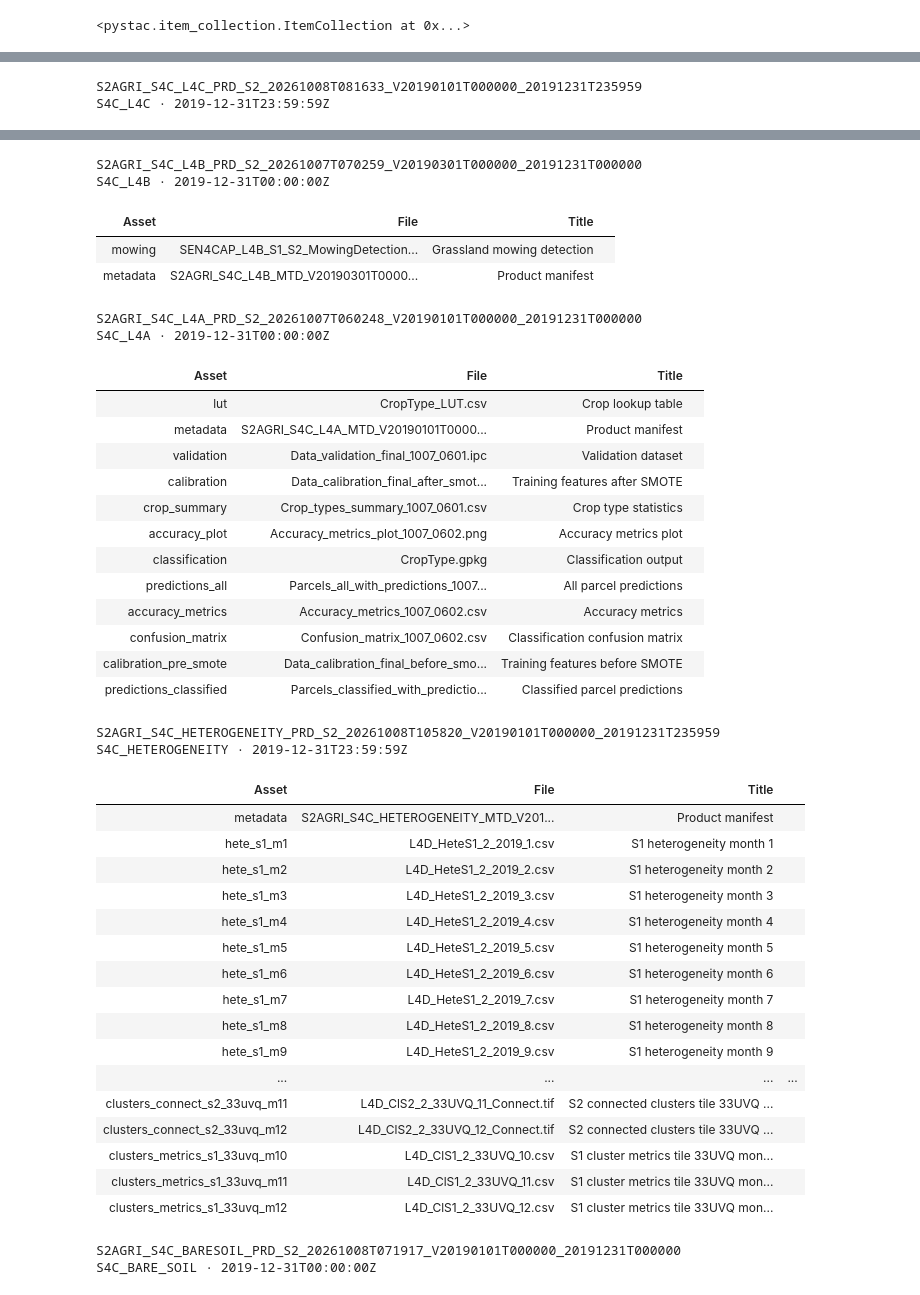
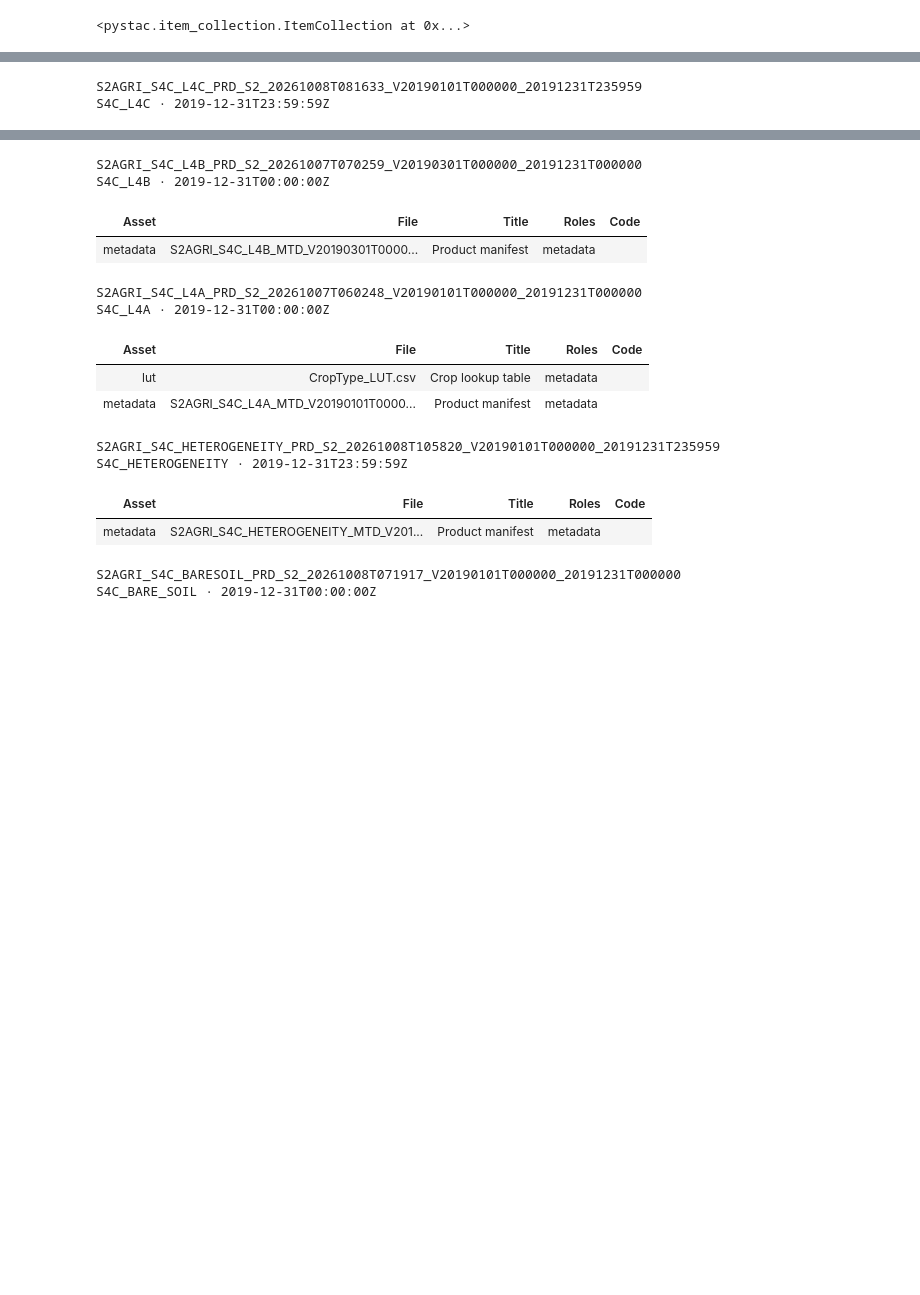
Before and after one commit to eo-tools/eozilla, a Jupyter notebook: notebooks/show-assets.ipynb, the cells around one changed output, grey strips where cells are left out. Drawn from its saved outputs; the diff is of its cells as text; code cells hidden in the pictures; blank space fills up the shorter version.

```diff
--- a/notebooks/show-assets.ipynb
+++ b/notebooks/show-assets.ipynb
@@ -225,8 +45,12 @@ def show_assets(items: Item | ItemCollection) -> None:
 # %%
-from pystac import ItemCollection
+from cuiman.api import Client
 
-items = ItemCollection(cat.get_all_items())
-show_assets(items)
+items = list(cat.get_all_items())
+client = Client()
+try:
+    client.show_assets(items, roles="metadata")
+finally:
+    client.close()
 # %% [output]
 S2AGRI_S4C_TILL_PRD_S2_20261008T071443_V20190101T000000_20191231T000000
 S4C_TILLAGE · 2019-12-31T00:00:00Z
@@ -248,41 +67,15 @@ S4C_L4C · 2019-12-31T23:59:59Z
 S2AGRI_S4C_L4B_PRD_S2_20261007T070259_V20190301T000000_20191231T000000
 S4C_L4B · 2019-12-31T00:00:00Z
-| Asset | File | Title |  |
-| mowing | SEN4CAP_L4B_S1_S2_MowingDetection... | Grassland mowing detection |  |
-| metadata | S2AGRI_S4C_L4B_MTD_V20190301T0000... | Product manifest |  |
+| Asset | File | Title | Roles | Code |
+| metadata | S2AGRI_S4C_L4B_MTD_V20190301T0000... | Product manifest | metadata |  |
 S2AGRI_S4C_L4A_PRD_S2_20261007T060248_V20190101T000000_20191231T000000
 S4C_L4A · 2019-12-31T00:00:00Z
-| Asset | File | Title |  |
-| lut | CropType_LUT.csv | Crop lookup table |  |
-| metadata | S2AGRI_S4C_L4A_MTD_V20190101T0000... | Product manifest |  |
-| validation | Data_validation_final_1007_0601.ipc | Validation dataset |  |
-| calibration | Data_calibration_final_after_smot... | Training features after SMOTE |  |
-| crop_summary | Crop_types_summary_1007_0601.csv | Crop type statistics |  |
-| accuracy_plot | Accuracy_metrics_plot_1007_0602.png | Accuracy metrics plot |  |
-| classification | CropType.gpkg | Classification output |  |
-| predictions_all | Parcels_all_with_predictions_1007... | All parcel predictions |  |
-| accuracy_metrics | Accuracy_metrics_1007_0602.csv | Accuracy metrics |  |
-| confusion_matrix | Confusion_matrix_1007_0602.csv | Classification confusion matrix |  |
-| calibration_pre_smote | Data_calibration_final_before_smo... | Training features before SMOTE |  |
-| predictions_classified | Parcels_classified_with_predictio... | Classified parcel predictions |  |
+| Asset | File | Title | Roles | Code |
+| lut | CropType_LUT.csv | Crop lookup table | metadata |  |
+| metadata | S2AGRI_S4C_L4A_MTD_V20190101T0000... | Product manifest | metadata |  |
 S2AGRI_S4C_HETEROGENEITY_PRD_S2_20261008T105820_V20190101T000000_20191231T235959
 S4C_HETEROGENEITY · 2019-12-31T23:59:59Z
-| Asset | File | Title |  |
-| metadata | S2AGRI_S4C_HETEROGENEITY_MTD_V201... | Product manifest |  |
-| hete_s1_m1 | L4D_HeteS1_2_2019_1.csv | S1 heterogeneity month 1 |  |
-| hete_s1_m2 | L4D_HeteS1_2_2019_2.csv | S1 heterogeneity month 2 |  |
-| hete_s1_m3 | L4D_HeteS1_2_2019_3.csv | S1 heterogeneity month 3 |  |
-| hete_s1_m4 | L4D_HeteS1_2_2019_4.csv | S1 heterogeneity month 4 |  |
-| hete_s1_m5 | L4D_HeteS1_2_2019_5.csv | S1 heterogeneity month 5 |  |
-| hete_s1_m6 | L4D_HeteS1_2_2019_6.csv | S1 heterogeneity month 6 |  |
-| hete_s1_m7 | L4D_HeteS1_2_2019_7.csv | S1 heterogeneity month 7 |  |
-| hete_s1_m8 | L4D_HeteS1_2_2019_8.csv | S1 heterogeneity month 8 |  |
-| hete_s1_m9 | L4D_HeteS1_2_2019_9.csv | S1 heterogeneity month 9 |  |
-| ... | ... | ... | ... |
-| clusters_connect_s2_33uvq_m11 | L4D_ClS2_2_33UVQ_11_Connect.tif | S2 connected clusters tile 33UVQ ... |  |
-| clusters_connect_s2_33uvq_m12 | L4D_ClS2_2_33UVQ_12_Connect.tif | S2 connected clusters tile 33UVQ ... |  |
-| clusters_metrics_s1_33uvq_m10 | L4D_ClS1_2_33UVQ_10.csv | S1 cluster metrics tile 33UVQ mon... |  |
-| clusters_metrics_s1_33uvq_m11 | L4D_ClS1_2_33UVQ_11.csv | S1 cluster metrics tile 33UVQ mon... |  |
-| clusters_metrics_s1_33uvq_m12 | L4D_ClS1_2_33UVQ_12.csv | S1 cluster metrics tile 33UVQ mon... |  |
+| Asset | File | Title | Roles | Code |
+| metadata | S2AGRI_S4C_HETEROGENEITY_MTD_V201... | Product manifest | metadata |  |
 S2AGRI_S4C_BARESOIL_PRD_S2_20261008T071917_V20190101T000000_20191231T000000
 S4C_BARE_SOIL · 2019-12-31T00:00:00Z
```
Also changed, not shown: parts of 8 cells of this notebook, 21 other files.
